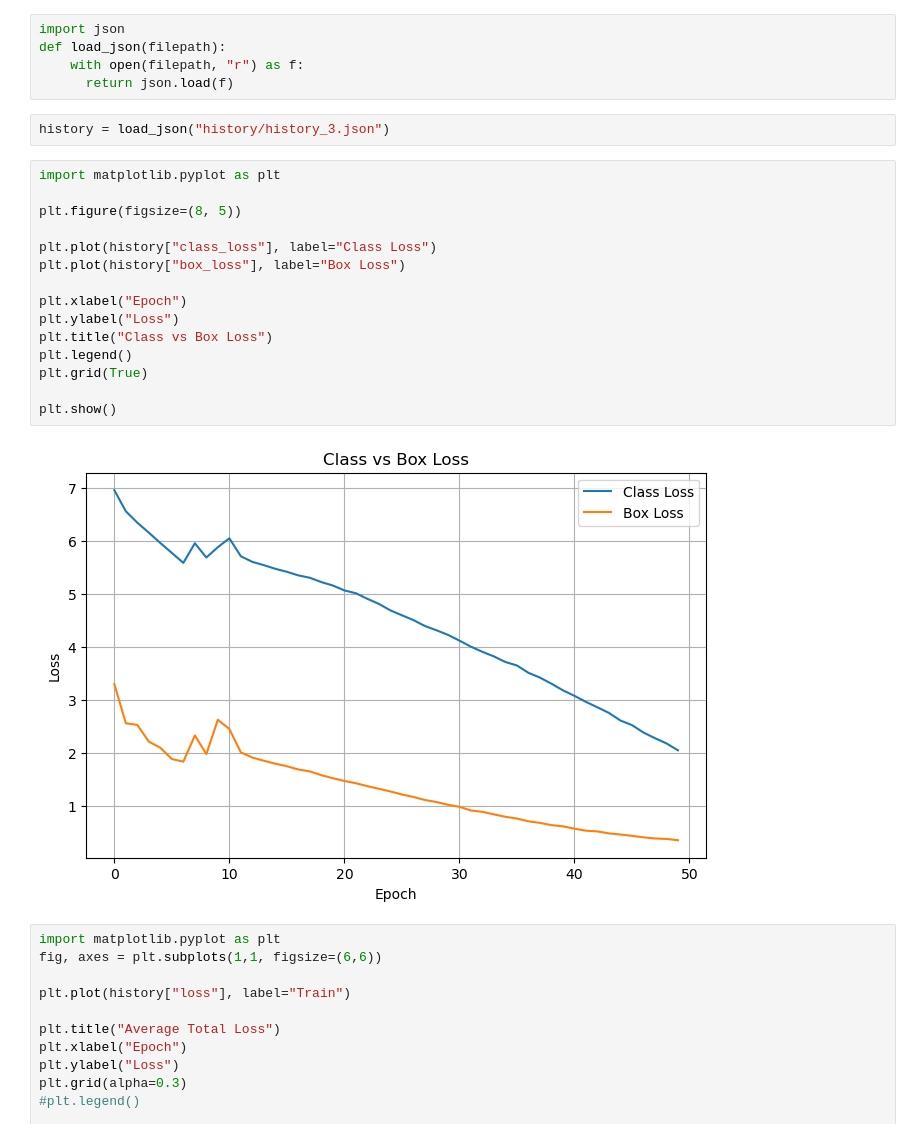
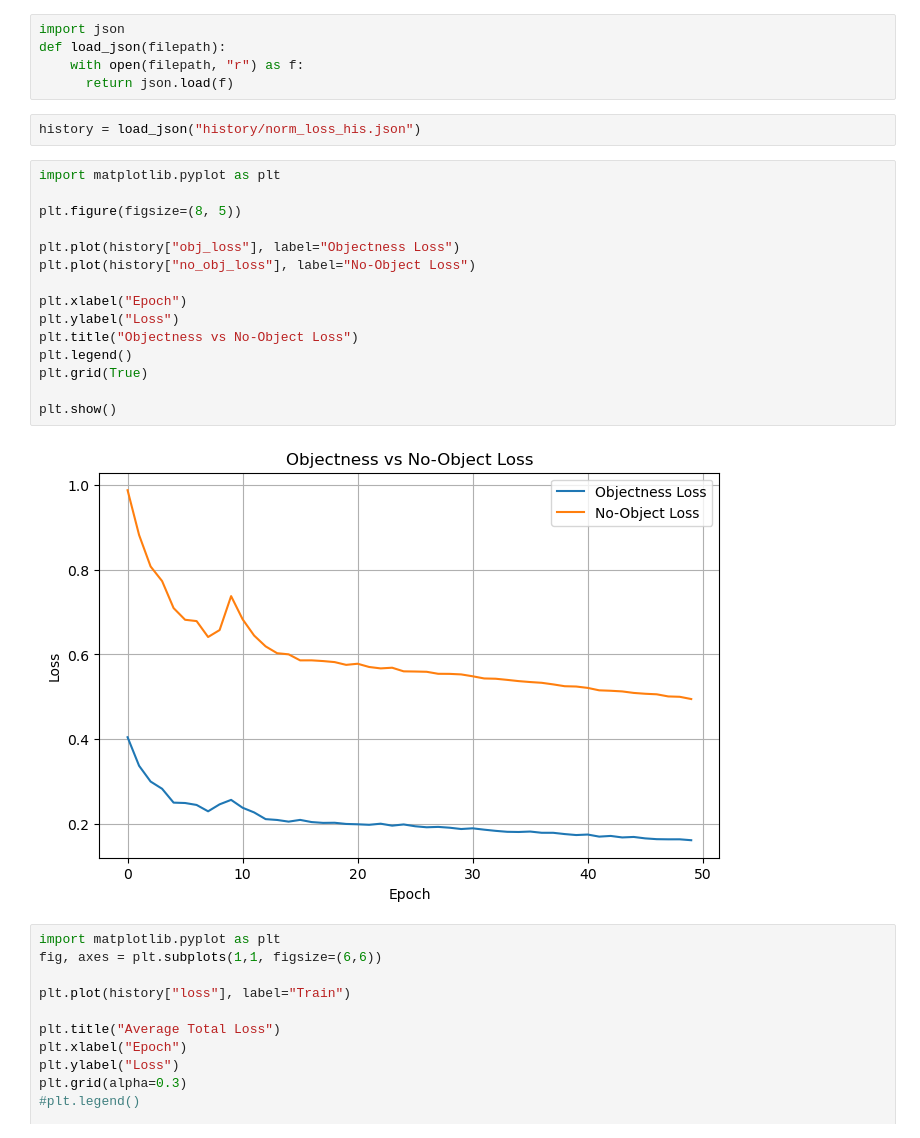
Before and after one commit to Kaizen0AI/yolo-from-scratch-tensorflow, a Jupyter notebook: training.ipynb, the cells around one changed output. Cells and saved outputs as stored; diff of their text form.

```diff
--- a/training.ipynb
+++ b/training.ipynb
@@ -128,24 +128,24 @@ def load_json(filepath):
     with open(filepath, "r") as f:
       return json.load(f)
 # %%
-history = load_json("history/history_3.json")
+history = load_json("history/norm_loss_his.json")
 # %%
 import matplotlib.pyplot as plt
 
 plt.figure(figsize=(8, 5))
 
-plt.plot(history["class_loss"], label="Class Loss")
-plt.plot(history["box_loss"], label="Box Loss")
+plt.plot(history["obj_loss"], label="Objectness Loss")
+plt.plot(history["no_obj_loss"], label="No-Object Loss")
 
 plt.xlabel("Epoch")
 plt.ylabel("Loss")
-plt.title("Class vs Box Loss")
+plt.title("Objectness vs No-Object Loss")
 plt.legend()
 plt.grid(True)
 
 plt.show()
 # %% [output]
-[figure, old version]
+[figure, new version]
 # %%
 import matplotlib.pyplot as plt
 fig, axes = plt.subplots(1,1, figsize=(6,6))
```
Also changed, not shown: 5 other files.
